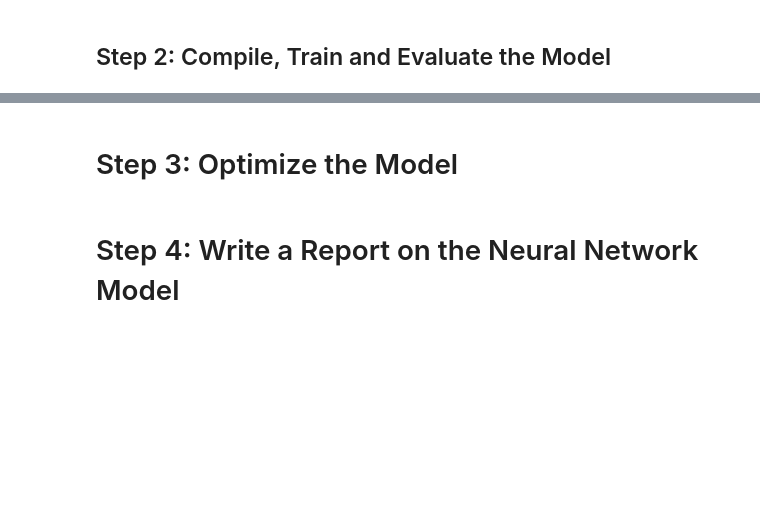
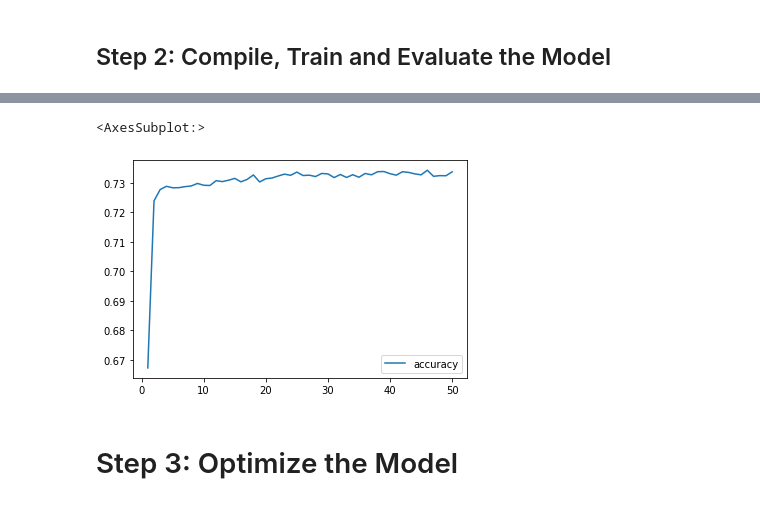
Before and after one commit to makbarish/Deep_Learning_Challenge, a Jupyter notebook: AlphabetSoupCharity_Optimzation.ipynb.ipynb, the cells around one changed output, grey strips where cells are left out. Cells and saved outputs as stored; diff of their text form; code cells hidden in the pictures; blank space fills up the shorter version.

```diff
--- a/AlphabetSoupCharity_Optimzation.ipynb.ipynb
+++ b/AlphabetSoupCharity_Optimzation.ipynb.ipynb
@@ -177,7 +175,7 @@ IS_SUCCESSFUL                2
 dtype: int64
 # %%
 # Convert categorical data to numeric with `pd.get_dummies`
-application_df_with_dummies = pd.get_dummies(application_df, columns=['APPLICATION_TYPE', 'AFFILIATION', 'CLASSIFICATION', 'USE_CASE', 'ORGANIZATION', 'INCOME_AMT', 'SPECIAL_CONSIDERATIONS'],drop_first=True, dtype=float)
+application_df_with_dummies = pd.get_dummies(application_df, columns=['APPLICATION_TYPE', 'AFFILIATION', 'CLASSIFICATION', 'USE_CASE', 'ORGANIZATION', 'INCOME_AMT'],drop_first=True, dtype=float)
 application_df_with_dummies
 # %% [output]
 |  | STATUS | ASK_AMT | IS_SUCCESSFUL | APPLICATION_TYPE_T10 | APPLICATION_TYPE_T19 | APPLICATION_TYPE_T3 | ... |
@@ -254,7 +252,7 @@ number_of_input_features
 nn = tf.keras.models.Sequential()
 
 # First hidden layer
-nn.add(tf.keras.layers.Dense(units=10, activation="relu", input_dim=36))
+nn.add(tf.keras.layers.Dense(units=10, activation="relu", input_dim = number_of_input_features))
 
 # Second hidden layer
 nn.add(tf.keras.layers.Dense(units=10, activation="relu"))
@@ -327,2 +325,11 @@ Loss: 0.5546250343322754, Accuracy: 0.7308454513549805
+# %%
+# Create a DataFrame containing training history
+history_df = pd.DataFrame(fit_model.history, index=range(1,len(fit_model.history["loss"])+1))
+
+# Plot the accuracy
+history_df.plot(y="accuracy")
+# %% [output]
+<AxesSubplot:>
+[figure, added]
 # %%
 # Export our model to HDF5 file
@@ -330,4 +337,2 @@ nn.save('Alphabet_Soup_Charity.h5')
 # %% [markdown]
 # Step 3: Optimize the Model
-# %% [markdown]
-# Step 4: Write a Report on the Neural Network Model
```
Also changed, not shown: parts of 12 cells of this notebook, 13 other files.
